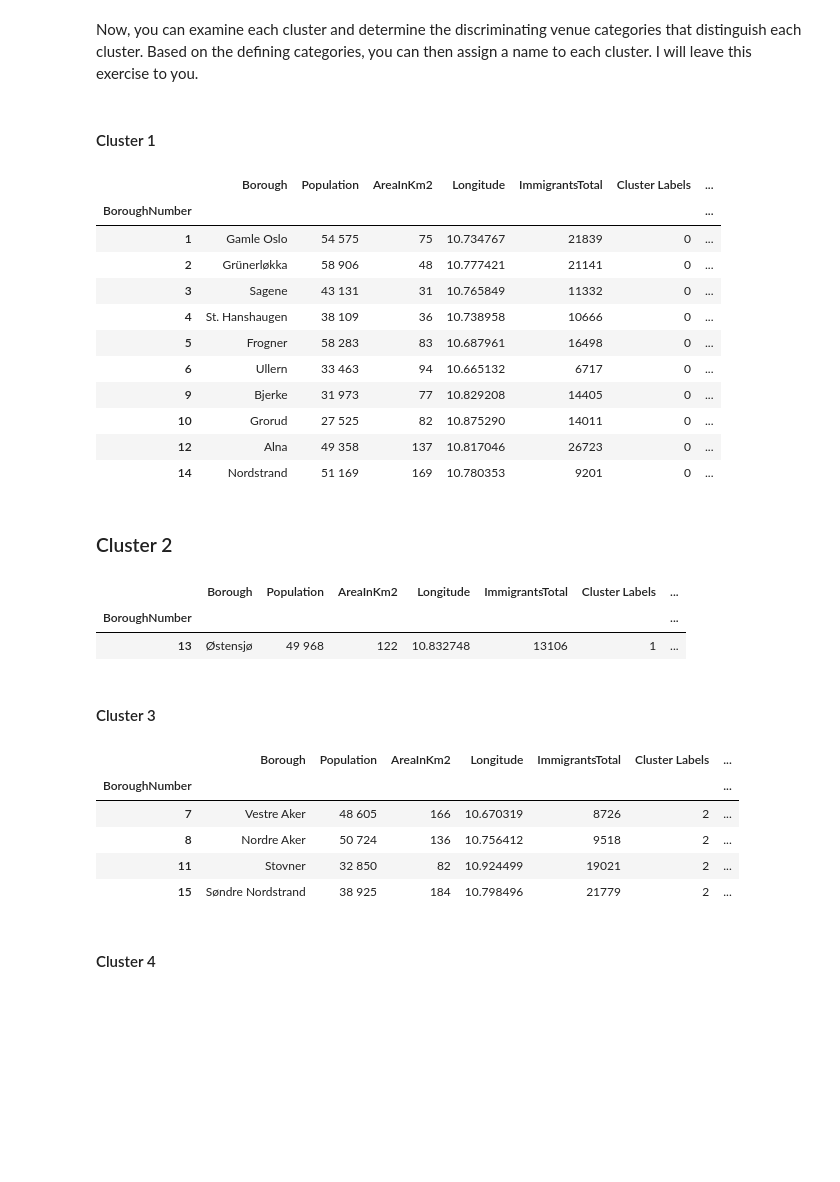
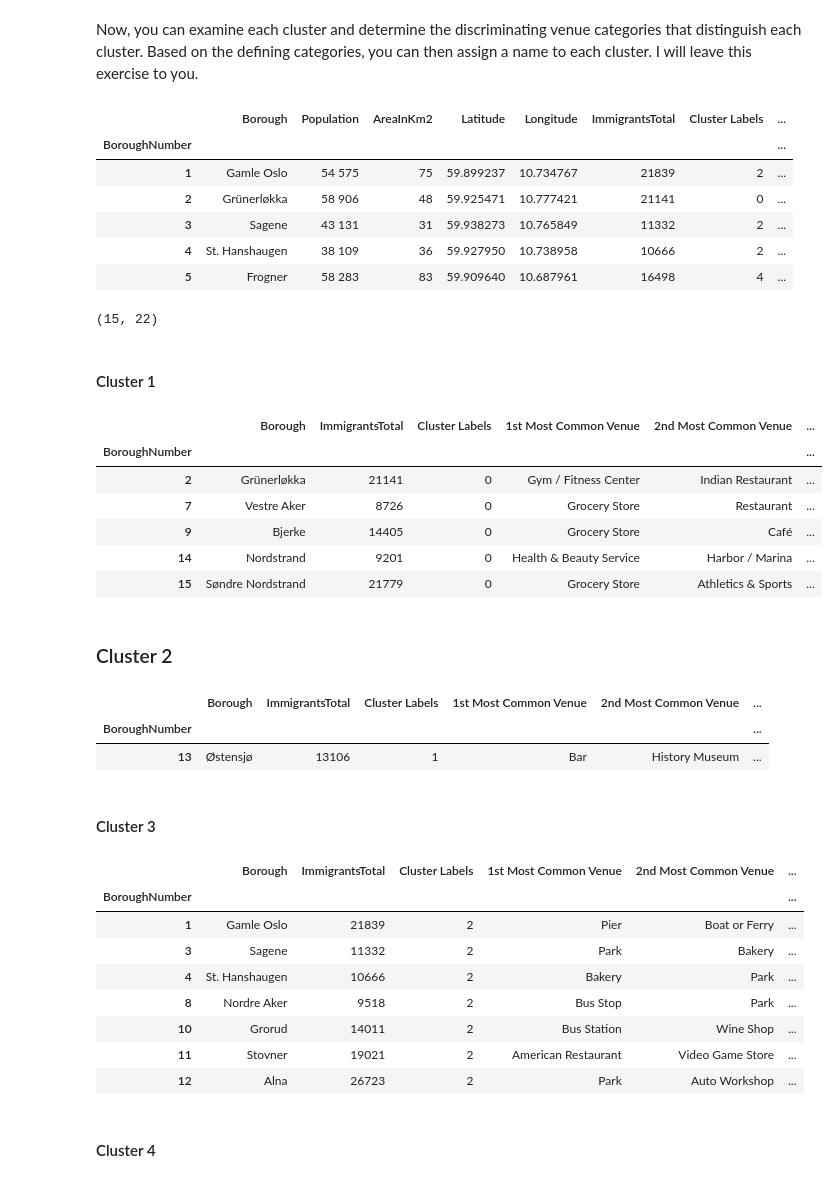
Before and after one commit to AlizaminJ/Coursera_Capstone, a Jupyter notebook: Final-Project.ipynb, the cells around one changed output. Drawn from its saved outputs; the diff is of its cells as text; code cells hidden in the pictures; blank space fills up the shorter version.

```diff
--- a/Final-Project.ipynb
+++ b/Final-Project.ipynb
@@ -652,5 +684,5 @@ Now let's create the new dataframe and display the top 10 venues for each neighb
 # %%
-num_top_venues = 10
+num_top_venues = 15
 
 indicators = ['st', 'nd', 'rd']
 
@@ -669,6 +701,6 @@ borough_venues_sorted['Borough'] = oslo_grouped['Borough']
 for ind in np.arange(oslo_grouped.shape[0]):
     borough_venues_sorted.iloc[ind, 1:] = return_most_common_venues(oslo_grouped.iloc[ind, :], num_top_venues)
 
-borough_venues_sorted.head()
+borough_venues_sorted
 # %% [output]
 |  | Borough | 1st Most Common Venue | 2nd Most Common Venue | 3rd Most Common Venue | 4th Most Common Venue | ... |
@@ -683,7 +751,7 @@ borough_venues_sorted.head()
 Run *k*-means to cluster the neighborhood into 5 clusters.
 # %%
 # set number of clusters
-kclusters = 3
+kclusters = 5
 
 oslo_grouped_clustering = oslo_grouped.drop('Borough', 1)
 
@@ -691,5 +759,5 @@ oslo_grouped_clustering = oslo_grouped.drop('Borough', 1)
 kmeans = KMeans(n_clusters=kclusters, random_state=0).fit(oslo_grouped_clustering)
 
 # check cluster labels generated for each row in the dataframe
-kmeans.labels_[0:10]
+kmeans.labels_[0:15]
 # %% [output]
@@ -746,42 +853,54 @@ map_clusters
 ### Examine Clusters
 # %% [markdown]
 Now, you can examine each cluster and determine the discriminating venue categories that distinguish each cluster. Based on the defining categories, you can then assign a name to each cluster. I will leave this exercise to you.
+# %%
+oslo_merged.head()
+# %% [output]
+|  | Borough | Population | AreaInKm2 | Latitude | Longitude | ImmigrantsTotal | Cluster Labels | ... |
+| BoroughNumber |  |  |  |  |  |  |  | ... |
+| 1 | Gamle Oslo | 54 575 | 75 | 59.899237 | 10.734767 | 21839 | 2 | ... |
+| 2 | Grünerløkka | 58 906 | 48 | 59.925471 | 10.777421 | 21141 | 0 | ... |
+| 3 | Sagene | 43 131 | 31 | 59.938273 | 10.765849 | 11332 | 2 | ... |
+| 4 | St. Hanshaugen | 38 109 | 36 | 59.927950 | 10.738958 | 10666 | 2 | ... |
+| 5 | Frogner | 58 283 | 83 | 59.909640 | 10.687961 | 16498 | 4 | ... |
+# %%
+oslo_merged.shape
+# %% [output]
+(15, 22)
 # %% [markdown]
 #### Cluster 1
 # %%
-oslo_merged.loc[oslo_merged['Cluster Labels'] == 0, oslo_merged.columns[[0,1,2,4] + list(range(5, oslo_merged.shape[1]))]]
+oslo_merged.loc[oslo_merged['Cluster Labels'] == 0, oslo_merged.columns[[0] + list(range(5, oslo_merged.shape[1]))]]
 # %% [output]
-|  | Borough | Population | AreaInKm2 | Longitude | ImmigrantsTotal | Cluster Labels | ... |
-| BoroughNumber |  |  |  |  |  |  | ... |
-| 1 | Gamle Oslo | 54 575 | 75 | 10.734767 | 21839 | 0 | ... |
-| 2 | Grünerløkka | 58 906 | 48 | 10.777421 | 21141 | 0 | ... |
-| 3 | Sagene | 43 131 | 31 | 10.765849 | 11332 | 0 | ... |
-| 4 | St. Hanshaugen | 38 109 | 36 | 10.738958 | 10666 | 0 | ... |
-| 5 | Frogner | 58 283 | 83 | 10.687961 | 16498 | 0 | ... |
-| 6 | Ullern | 33 463 | 94 | 10.665132 | 6717 | 0 | ... |
-| 9 | Bjerke | 31 973 | 77 | 10.829208 | 14405 | 0 | ... |
-| 10 | Grorud | 27 525 | 82 | 10.875290 | 14011 | 0 | ... |
-| 12 | Alna | 49 358 | 137 | 10.817046 | 26723 | 0 | ... |
-| 14 | Nordstrand | 51 169 | 169 | 10.780353 | 9201 | 0 | ... |
+|  | Borough | ImmigrantsTotal | Cluster Labels | 1st Most Common Venue | 2nd Most Common Venue | ... |
+| BoroughNumber |  |  |  |  |  | ... |
+| 2 | Grünerløkka | 21141 | 0 | Gym / Fitness Center | Indian Restaurant | ... |
+| 7 | Vestre Aker | 8726 | 0 | Grocery Store | Restaurant | ... |
+| 9 | Bjerke | 14405 | 0 | Grocery Store | Café | ... |
+| 14 | Nordstrand | 9201 | 0 | Health & Beauty Service | Harbor / Marina | ... |
+| 15 | Søndre Nordstrand | 21779 | 0 | Grocery Store | Athletics & Sports | ... |
 # %% [markdown]
 ### Cluster 2
 # %%
-oslo_merged.loc[oslo_merged['Cluster Labels'] == 1, oslo_merged.columns[[0,1,2,4] + list(range(5, oslo_merged.shape[1]))]]
+oslo_merged.loc[oslo_merged['Cluster Labels'] == 1, oslo_merged.columns[[0] + list(range(5, oslo_merged.shape[1]))]]
 # %% [output]
-|  | Borough | Population | AreaInKm2 | Longitude | ImmigrantsTotal | Cluster Labels | ... |
-| BoroughNumber |  |  |  |  |  |  | ... |
-| 13 | Østensjø | 49 968 | 122 | 10.832748 | 13106 | 1 | ... |
+|  | Borough | ImmigrantsTotal | Cluster Labels | 1st Most Common Venue | 2nd Most Common Venue | ... |
+| BoroughNumber |  |  |  |  |  | ... |
+| 13 | Østensjø | 13106 | 1 | Bar | History Museum | ... |
 # %% [markdown]
 #### Cluster 3
 # %%
-oslo_merged.loc[oslo_merged['Cluster Labels'] == 2, oslo_merged.columns[[0,1,2,4] + list(range(5, oslo_merged.shape[1]))]]
+oslo_merged.loc[oslo_merged['Cluster Labels'] == 2, oslo_merged.columns[[0] + list(range(5, oslo_merged.shape[1]))]]
 # %% [output]
-|  | Borough | Population | AreaInKm2 | Longitude | ImmigrantsTotal | Cluster Labels | ... |
-| BoroughNumber |  |  |  |  |  |  | ... |
-| 7 | Vestre Aker | 48 605 | 166 | 10.670319 | 8726 | 2 | ... |
-| 8 | Nordre Aker | 50 724 | 136 | 10.756412 | 9518 | 2 | ... |
-| 11 | Stovner | 32 850 | 82 | 10.924499 | 19021 | 2 | ... |
-| 15 | Søndre Nordstrand | 38 925 | 184 | 10.798496 | 21779 | 2 | ... |
+|  | Borough | ImmigrantsTotal | Cluster Labels | 1st Most Common Venue | 2nd Most Common Venue | ... |
+| BoroughNumber |  |  |  |  |  | ... |
+| 1 | Gamle Oslo | 21839 | 2 | Pier | Boat or Ferry | ... |
+| 3 | Sagene | 11332 | 2 | Park | Bakery | ... |
+| 4 | St. Hanshaugen | 10666 | 2 | Bakery | Park | ... |
+| 8 | Nordre Aker | 9518 | 2 | Bus Stop | Park | ... |
+| 10 | Grorud | 14011 | 2 | Bus Station | Wine Shop | ... |
+| 11 | Stovner | 19021 | 2 | American Restaurant | Video Game Store | ... |
+| 12 | Alna | 26723 | 2 | Park | Auto Workshop | ... |
 # %% [markdown]
 #### Cluster 4
 # %%
```
Also changed, not shown: parts of 29 cells of this notebook, 2 other files.
